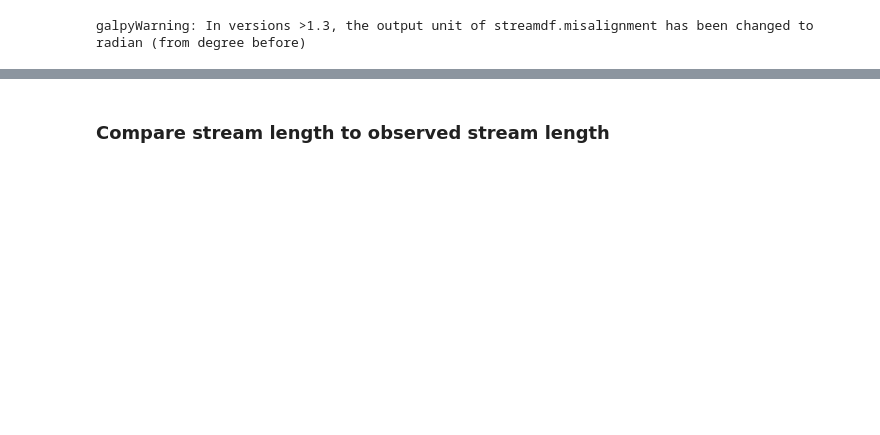
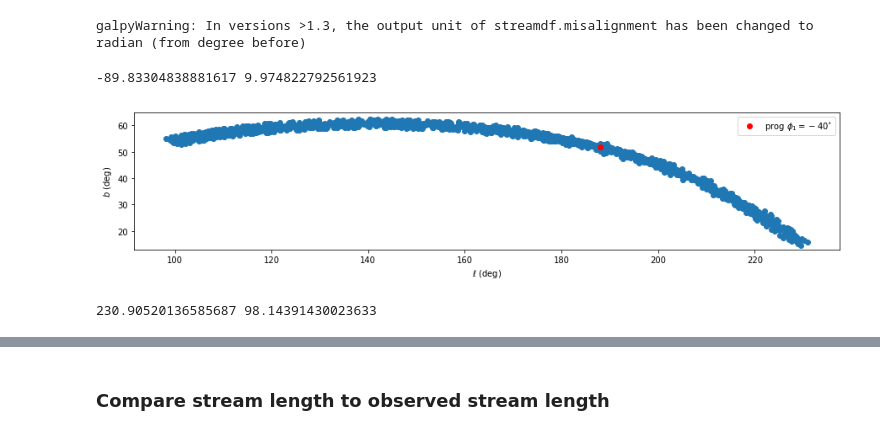
Before and after one commit to nbanik/Analyze_GD-1, a Jupyter notebook: new_GD1_model.ipynb, the cells around one changed output, grey strips where cells are left out. Drawn from its saved outputs; the diff is of its cells as text; code cells hidden in the pictures; blank space fills up the shorter version.

```diff
--- a/new_GD1_model.ipynb
+++ b/new_GD1_model.ipynb
@@ -120,2 +135,24 @@ sdf_trailing=gd1_util.setup_gd1model(leading=False,age=Tstream,new_orb_lb=gd1_pr
 # %% [output]
 galpyWarning: In versions >1.3, the output unit of streamdf.misalignment has been changed to radian (from degree before)
+# %%
+#plot the Price-Whelan and Bonaca's GD-1 stream selection in l-b coordinates
+
+GD1_obs=np.loadtxt('APW_AB_GD1_phi12.dat')
+gd1_lb=phi12_to_lb(GD1_obs[:,0],GD1_obs[:,1],degree=True)
+
+print (min(GD1_obs[:,0]),max(GD1_obs[:,0]))
+
+plt.figure(figsize=(15,3))
+plt.scatter(gd1_lb[:,0],gd1_lb[:,1])
+plt.scatter(gd1_prog_lb[0],gd1_prog_lb[1],c='r',label=r'prog $\phi_{1} = -40^{\circ}$')
+plt.xlabel(r'$\ell$ (deg)')
+plt.ylabel(r'$b$ (deg)')
+plt.ylim(13,65)
+plt.legend(loc='upper right')
+plt.show()
+
+print (max(gd1_lb[:,0]),min(gd1_lb[:,0]))
+# %% [output]
+-89.83304838881617 9.974822792561923
+[figure, added]
+230.90520136585687 98.14391430023633
```
Also changed, not shown: parts of 38 cells of this notebook, 1 other file.
